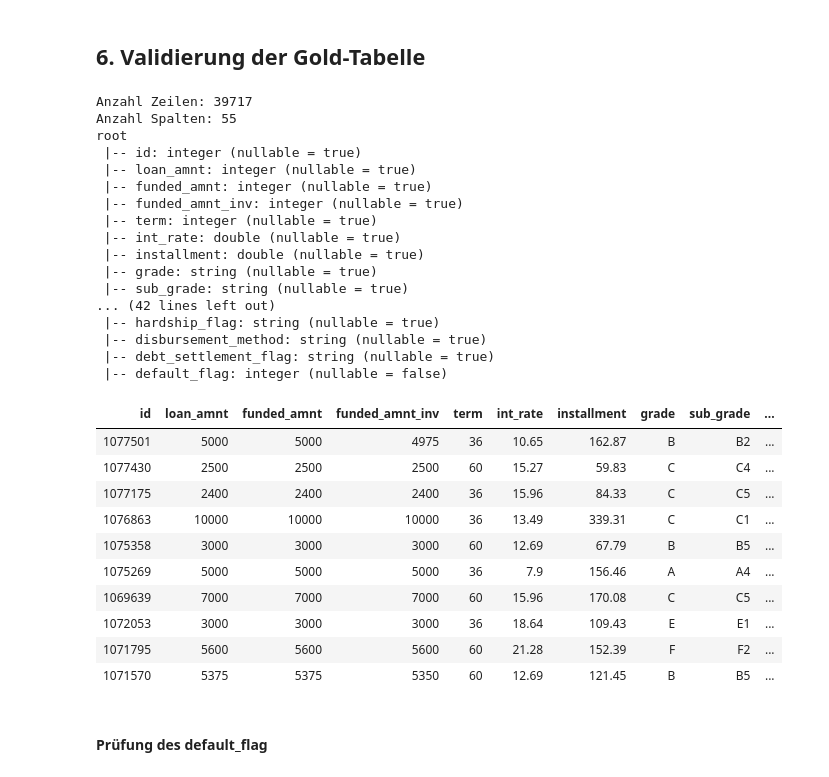
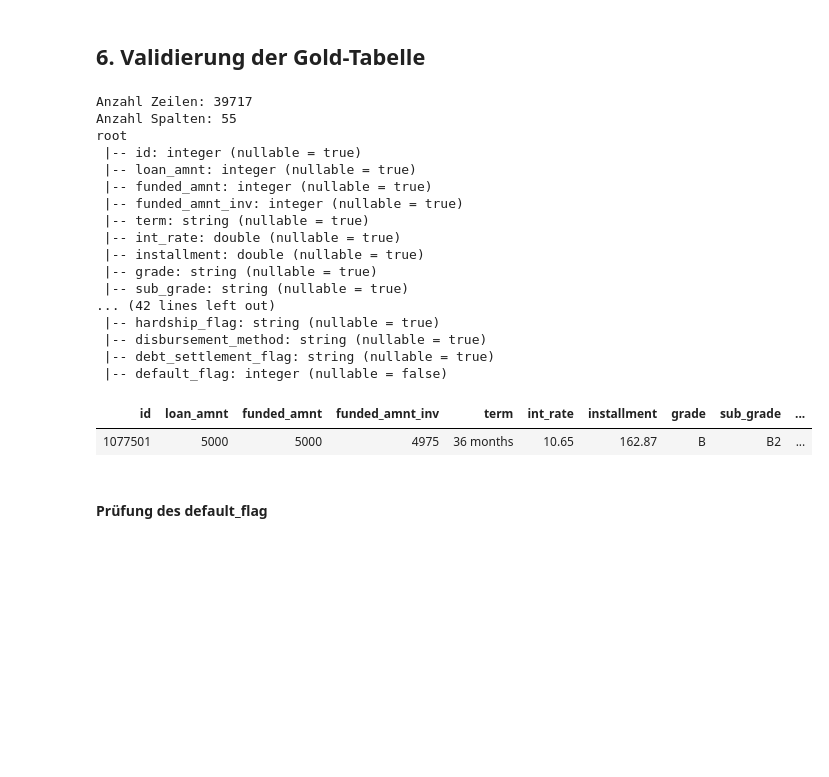
Before and after one commit to Rich1719/DataSciences, a Jupyter notebook: credit_risk_project/03_Credit_Risk_gold.ipynb, the cells around one changed output. Cells and saved outputs as stored; diff of their text form; code cells hidden in the pictures; blank space fills up the shorter version.

```diff
--- a/credit_risk_project/03_Credit_Risk_gold.ipynb
+++ b/credit_risk_project/03_Credit_Risk_gold.ipynb
@@ -736,44 +657,35 @@ Eine steigende Default-Rate bei schlechteren Ratings würde darauf hindeuten, da
 # %%
 # Anzahl Zeilen
 print("Anzahl Zeilen:", df_gold.count())
 
 # Anzahl Spalten
 print("Anzahl Spalten:", len(df_gold.columns))
 
 # Schema prüfen
 df_gold.printSchema()
 
 # Beispiel-Daten anzeigen
-display(df_gold.limit(10))
+display(df_gold.limit(1))
 # %% [output]
 Anzahl Zeilen: 39717
 Anzahl Spalten: 55
 root
  |-- id: integer (nullable = true)
  |-- loan_amnt: integer (nullable = true)
  |-- funded_amnt: integer (nullable = true)
  |-- funded_amnt_inv: integer (nullable = true)
- |-- term: integer (nullable = true)
+ |-- term: string (nullable = true)
  |-- int_rate: double (nullable = true)
  |-- installment: double (nullable = true)
  |-- grade: string (nullable = true)
  |-- sub_grade: string (nullable = true)
 ... (42 lines left out)
  |-- hardship_flag: string (nullable = true)
  |-- disbursement_method: string (nullable = true)
  |-- debt_settlement_flag: string (nullable = true)
  |-- default_flag: integer (nullable = false)
 | id | loan_amnt | funded_amnt | funded_amnt_inv | term | int_rate | installment | grade | sub_grade | ... |
-| 1077501 | 5000 | 5000 | 4975 | 36 | 10.65 | 162.87 | B | B2 | ... |
-| 1077430 | 2500 | 2500 | 2500 | 60 | 15.27 | 59.83 | C | C4 | ... |
-| 1077175 | 2400 | 2400 | 2400 | 36 | 15.96 | 84.33 | C | C5 | ... |
-| 1076863 | 10000 | 10000 | 10000 | 36 | 13.49 | 339.31 | C | C1 | ... |
-| 1075358 | 3000 | 3000 | 3000 | 60 | 12.69 | 67.79 | B | B5 | ... |
-| 1075269 | 5000 | 5000 | 5000 | 36 | 7.9 | 156.46 | A | A4 | ... |
-| 1069639 | 7000 | 7000 | 7000 | 60 | 15.96 | 170.08 | C | C5 | ... |
-| 1072053 | 3000 | 3000 | 3000 | 36 | 18.64 | 109.43 | E | E1 | ... |
-| 1071795 | 5600 | 5600 | 5600 | 60 | 21.28 | 152.39 | F | F2 | ... |
-| 1071570 | 5375 | 5375 | 5350 | 60 | 12.69 | 121.45 | B | B5 | ... |
+| 1077501 | 5000 | 5000 | 4975 | 36 months | 10.65 | 162.87 | B | B2 | ... |
 # %% [markdown]
 #### Prüfung des default_flag
 # %%
```
Also changed, not shown: parts of 8 cells of this notebook, 3 other files.
